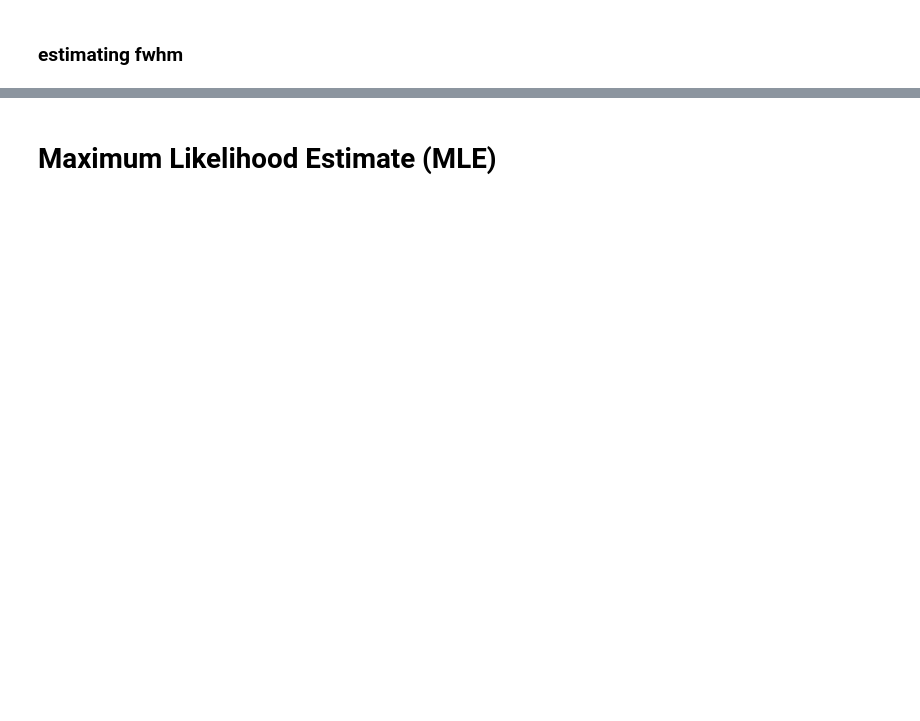
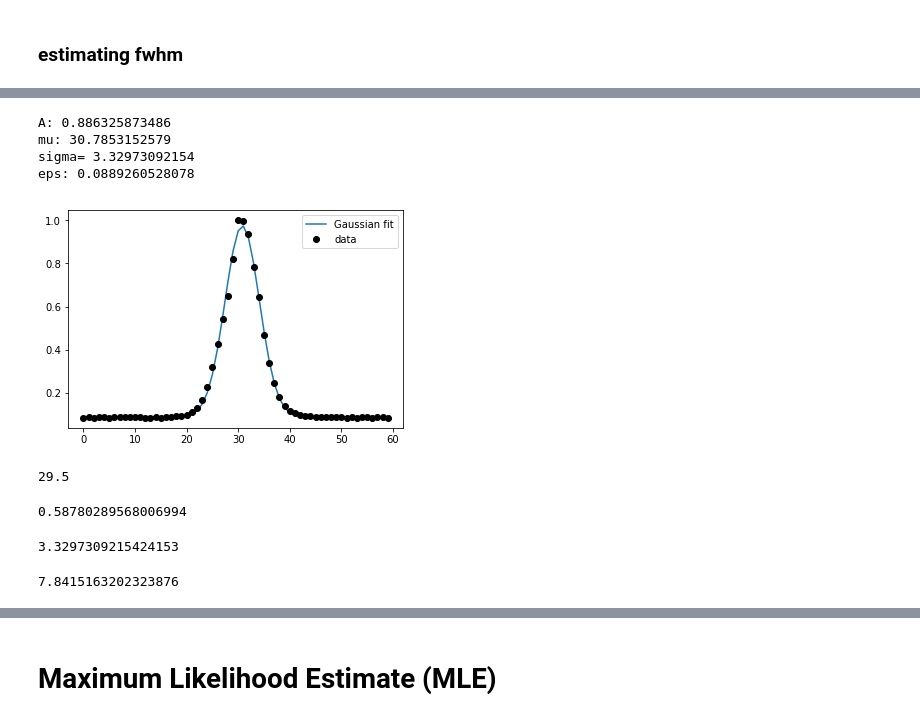
Before and after one commit to jpdeleon/moscatel, a Jupyter notebook: notebook/HAT-P-44.ipynb, the cells around one changed output, grey strips where cells are left out. Saved outputs shown, nothing was run; the diff lists cells and outputs as text; code cells hidden in the pictures; blank space fills up the shorter version.

```diff
--- a/notebook/HAT-P-44.ipynb
+++ b/notebook/HAT-P-44.ipynb
@@ -229,3 +242,49 @@ eps: 2248.3349584546177
+# %%
+#using scipy
+from scipy.optimize import curve_fit
+
+def gauss(x, *params):
+    A, mu, sigma, eps= params
+    return A*np.exp(-(x-mu)**2/(2.*sigma**2)) + eps
+
+#estimate mean and standard deviation
+ydata = (np.copy(med_x[20:80])+np.copy(med_y[20:80]))/2
+ydata /=np.max(ydata)
+xdata = np.array(range(len(ydata)))
+mean = np.mean(xdata)
+sigma = np.std(ydata)
+eps =0
+#fitting
+popt, pcov = curve_fit(gauss, xdata, ydata, p0 = [1, mean, sigma, eps])
+
+plt.plot(xdata,gauss(xdata, *popt), label='Gaussian fit')
+plt.plot(xdata,ydata,'ok', label='data')
+plt.legend()
+
+print('A: {}\nmu: {}\nsigma= {}\neps: {}'.format(popt[0],popt[1], popt[2], popt[3]))
+# %% [output]
+A: 0.886325873486
+mu: 30.7853152579
+sigma= 3.32973092154
+eps: 0.0889260528078
+[figure, added]
+# %%
+np.mean(xdata)
+# %% [output]
+29.5
+# %%
+2.355*np.std(ydata)
+# %% [output]
+0.58780289568006994
+# %%
+popt[2]
+# %% [output]
+3.3297309215424153
+# %%
+fwhm=2.355*np.abs(popt[2])
+fwhm
+# %% [output]
+7.8415163202323876
 # %%
 #covariance=0: no linear relationship; neg:; pos:
 #diagonal is covariance of a variable with itself = variance
```
Also changed, not shown: parts of 40 cells of this notebook, 8 other files.
